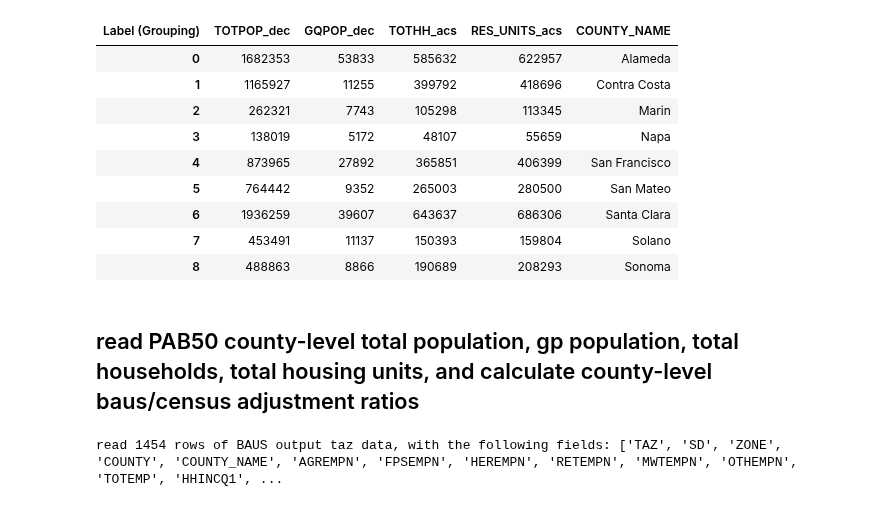
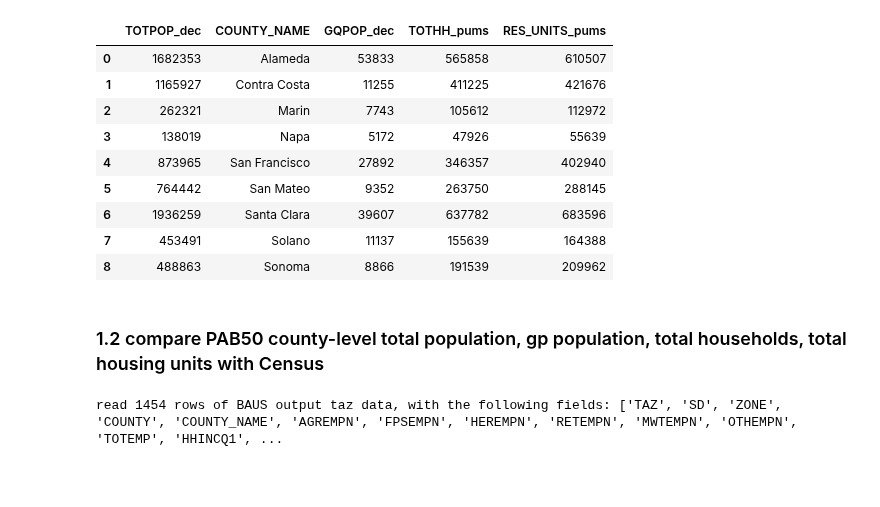
Before and after one commit to BayAreaMetro/petrale, a Jupyter notebook: scripts/transit_recovery_plan_2020_land_use.ipynb, the cells around one changed output. Drawn from its saved outputs; the diff is of its cells as text; code cells hidden in the pictures; blank space fills up the shorter version.

```diff
--- a/scripts/transit_recovery_plan_2020_land_use.ipynb
+++ b/scripts/transit_recovery_plan_2020_land_use.ipynb
@@ -83,5 +128,7 @@ tot_pop_dec_raw = pd.read_csv(DEC_P1_FILE)
 tot_pop_dec_raw.set_index('Label (Grouping)', inplace=True)
 tot_pop_dec = tot_pop_dec_raw.loc[
     tot_pop_dec_raw.index == 'Total:'].transpose().rename(columns={'Total:': 'TOTPOP_dec'}).reset_index()
+tot_pop_dec.loc[:, 'COUNTY_NAME'] = tot_pop_dec['index'].apply(lambda x: x.replace(' County, California', ''))
+tot_pop_dec.drop(columns=['index'], inplace=True)
 display(tot_pop_dec)
 # %% [output]
@@ -102,5 +149,7 @@ tot_gp_pop_dec_raw = pd.read_csv(DEC_P5_FILE)
 tot_gp_pop_dec_raw.set_index('Label (Grouping)', inplace=True)
 tot_gp_pop_dec = tot_gp_pop_dec_raw.loc[
     tot_gp_pop_dec_raw.index == 'Total:'].transpose().rename(columns={'Total:': 'GQPOP_dec'}).reset_index()
+tot_gp_pop_dec.loc[:, 'COUNTY_NAME'] = tot_gp_pop_dec['index'].apply(lambda x: x.replace(' County, California', ''))
+tot_gp_pop_dec.drop(columns=['index'], inplace=True)
 display(tot_gp_pop_dec)
 # %% [output]
@@ -168,0 +205,9 @@ display(tot_unit_acs)
+# %%
+# 4. total housing units from PUMS 2020
+# PUMS records with unit type = 1 (non group quarter)
+tot_unit_pums = hh_pums_2020.loc[hh_pums_2020.TYPEHUGQ == 1].groupby('County_Name')['WGTP'].sum().reset_index()
+tot_unit_pums.rename(columns={'County_Name': 'COUNTY_NAME',
+                              'WGTP': 'RES_UNITS_pums'}, inplace=True)
+
+print(tot_unit_pums['RES_UNITS_pums'].sum())
+tot_unit_pums
@@ -169,28 +226,28 @@ display(tot_unit_acs)
 # %%
 # combine census county-level total metrics and modify county names to be consistent with modeling convention
 census_tots_county = tot_pop_dec.merge(
-                     tot_gp_pop_dec, on='index', how='outer').merge(
-                     tot_hh_acs, on='index', how='outer').merge(
-                     tot_unit_acs, on='index', how='outer')
-census_tots_county.loc[:, 'COUNTY_NAME'] = census_tots_county['index'].apply(lambda x: x.replace(' County, California', ''))
-census_tots_county.drop(columns='index', inplace=True)
+                     tot_gp_pop_dec, on='COUNTY_NAME', how='outer').merge(
+                     tot_hh_pums, on='COUNTY_NAME', how='outer').merge(
+                     tot_unit_pums, on='COUNTY_NAME', how='outer')
+# census_tots_county.loc[:, 'COUNTY_NAME'] = census_tots_county['index'].apply(lambda x: x.replace(' County, California', ''))
+# census_tots_county.drop(columns='index', inplace=True)
 # convert value fields to numeric
-for col_name in ['TOTPOP_dec', 'GQPOP_dec', 'TOTHH_acs', 'RES_UNITS_acs']:
+for col_name in ['TOTPOP_dec', 'GQPOP_dec']:
     census_tots_county.loc[:, col_name] = census_tots_county[col_name].apply(lambda x: int(x.replace(',','')))
 display(census_tots_county)
 # %% [output]
-| Label (Grouping) | TOTPOP_dec | GQPOP_dec | TOTHH_acs | RES_UNITS_acs | COUNTY_NAME |
-| 0 | 1682353 | 53833 | 585632 | 622957 | Alameda |
-| 1 | 1165927 | 11255 | 399792 | 418696 | Contra Costa |
-| 2 | 262321 | 7743 | 105298 | 113345 | Marin |
-| 3 | 138019 | 5172 | 48107 | 55659 | Napa |
-| 4 | 873965 | 27892 | 365851 | 406399 | San Francisco |
-| 5 | 764442 | 9352 | 265003 | 280500 | San Mateo |
-| 6 | 1936259 | 39607 | 643637 | 686306 | Santa Clara |
-| 7 | 453491 | 11137 | 150393 | 159804 | Solano |
-| 8 | 488863 | 8866 | 190689 | 208293 | Sonoma |
+|  | TOTPOP_dec | COUNTY_NAME | GQPOP_dec | TOTHH_pums | RES_UNITS_pums |
+| 0 | 1682353 | Alameda | 53833 | 565858 | 610507 |
+| 1 | 1165927 | Contra Costa | 11255 | 411225 | 421676 |
+| 2 | 262321 | Marin | 7743 | 105612 | 112972 |
+| 3 | 138019 | Napa | 5172 | 47926 | 55639 |
+| 4 | 873965 | San Francisco | 27892 | 346357 | 402940 |
+| 5 | 764442 | San Mateo | 9352 | 263750 | 288145 |
+| 6 | 1936259 | Santa Clara | 39607 | 637782 | 683596 |
+| 7 | 453491 | Solano | 11137 | 155639 | 164388 |
+| 8 | 488863 | Sonoma | 8866 | 191539 | 209962 |
 # %% [markdown]
-## read PAB50 county-level total population, gp population, total households, total housing units, and calculate county-level baus/census adjustment ratios
+### 1.2 compare PAB50 county-level total population, gp population, total households, total housing units with Census
 # %%
 # PBA50 BAUS 2020 output
 baus_taz = pd.read_csv(BAUS_2020_TAZ_FILE)
```
Also changed, not shown: parts of 78 cells of this notebook.
